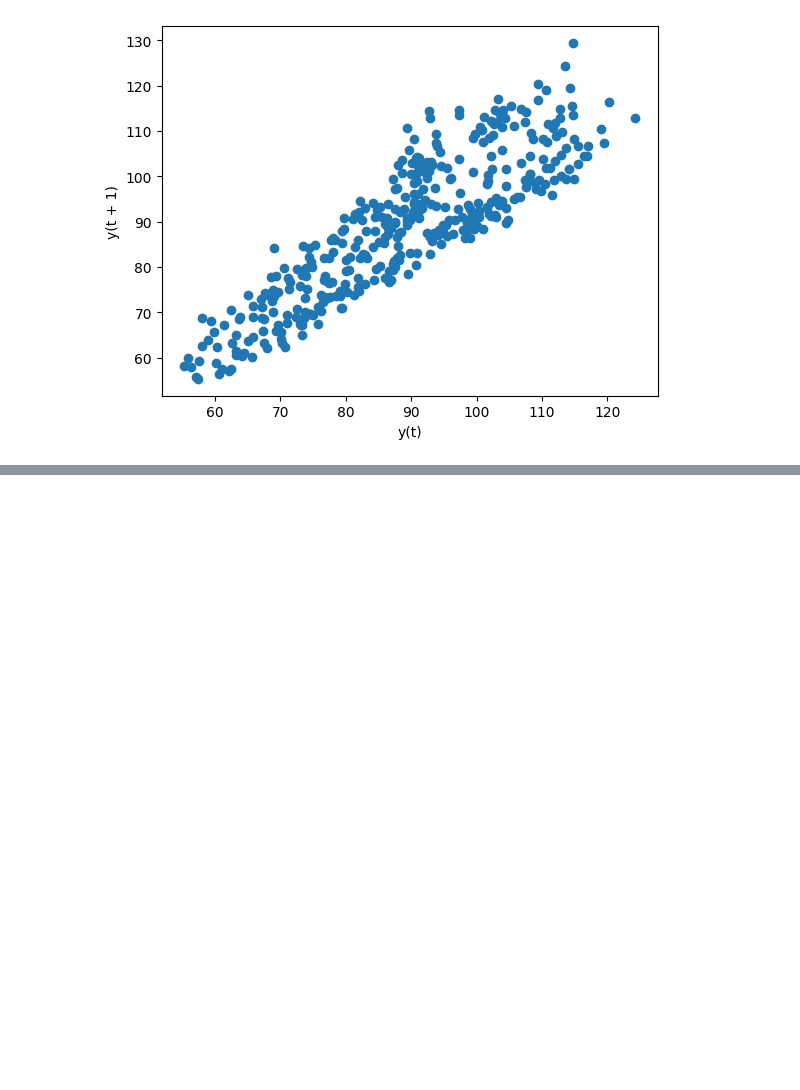
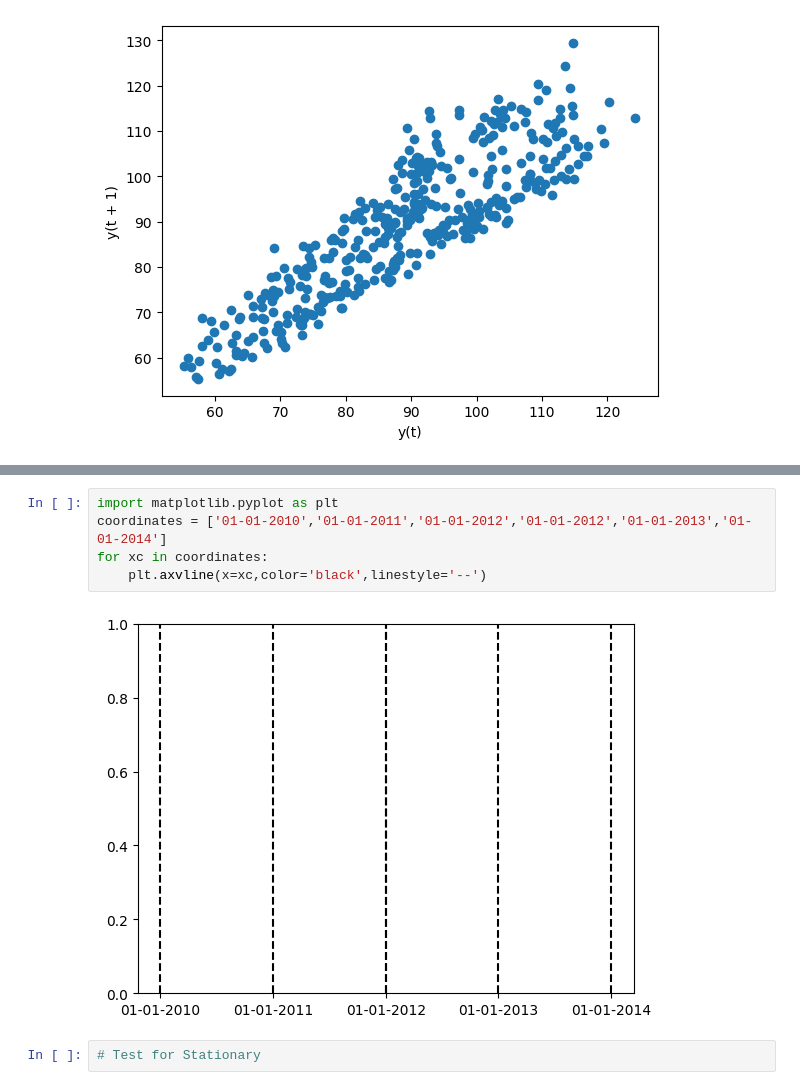
Before and after one commit to sachin5031/Python_Data_Analytics, a Jupyter notebook: TimeSeries.ipynb, the cells around one changed output, grey strips where cells are left out. Drawn from its saved outputs; the diff is of its cells as text; blank space fills up the shorter version.

```diff
--- a/TimeSeries.ipynb
+++ b/TimeSeries.ipynb
@@ -100,0 +115,9 @@ lag_plot(df['Price'])
+# %%
+import matplotlib.pyplot as plt
+coordinates = ['01-01-2010','01-01-2011','01-01-2012','01-01-2012','01-01-2013','01-01-2014']
+for xc in coordinates:
+    plt.axvline(x=xc,color='black',linestyle='--')
+# %% [output]
+[figure, added]
+# %%
+# Test for Stationary
```
Also changed, not shown: parts of 10 cells of this notebook.
